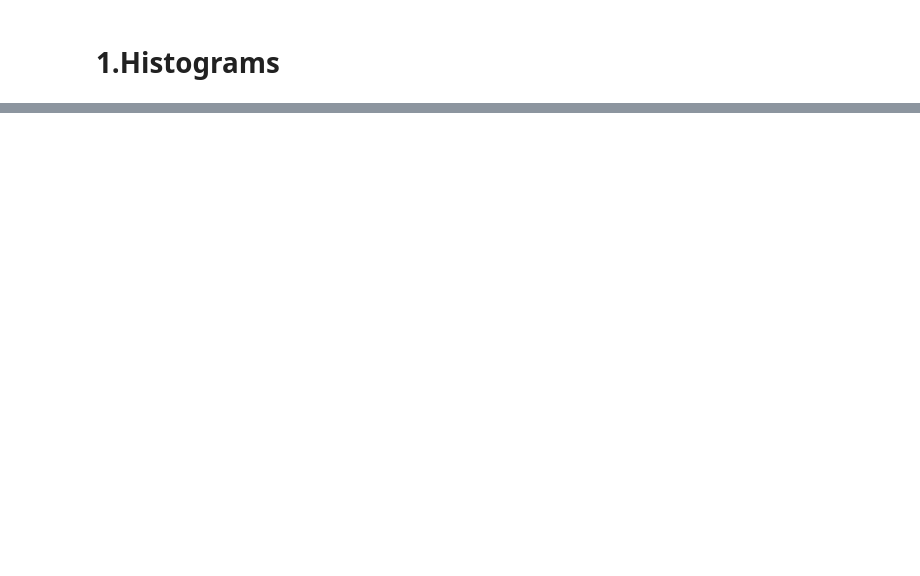
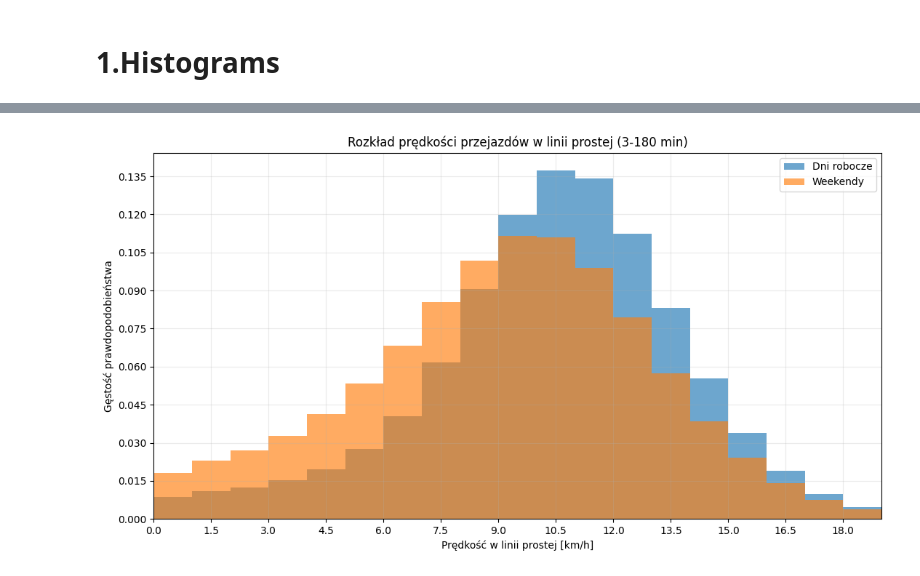
Before and after one commit to ArturWerys/london-bike-network-analysis, a Jupyter notebook: 06_duration_distribution_loglog.ipynb, the cells around one changed output, grey strips where cells are left out. Drawn from its saved outputs; the diff is of its cells as text; code cells hidden in the pictures; blank space fills up the shorter version.

```diff
--- a/06_duration_distribution_loglog.ipynb
+++ b/06_duration_distribution_loglog.ipynb
@@ -440,0 +655,6 @@ Wyraz wolny: 0.731
+# %%
+dur_dist_data = dur_dist_data.merge(
+    ride_distance_data[["trip_id", "straight_line_distance_km"]],
+    on="trip_id",
+    how="left"
+)
@@ -440,0 +670,5 @@ Wyraz wolny: 0.731
+# %%
+dur_dist_data["speed_km_per_h"] = (
+    dur_dist_data["straight_line_distance_km"] /
+    (dur_dist_data["total_duration_minutes"] / 60)
+)
@@ -440,0 +684,73 @@ Wyraz wolny: 0.731
+# %%
+# ---------- Speed distribution for rides within the selected duration range ----------
+
+speed_distribution_data = dur_dist_data.loc[
+    dur_dist_data["total_duration_minutes"].between(lower_limit, upper_limit)
+    & dur_dist_data["speed_km_per_h"].notna()
+    & np.isfinite(dur_dist_data["speed_km_per_h"])
+    & (dur_dist_data["speed_km_per_h"] > 0)
+].copy()
+
+speed_weekdays = speed_distribution_data[
+    speed_distribution_data["start_day_of_week"].isin(
+        ["Monday", "Tuesday", "Wednesday", "Thursday", "Friday"]
+    )
+]
+
+speed_weekends = speed_distribution_data[
+    speed_distribution_data["start_day_of_week"].isin(["Saturday", "Sunday"])
+]
+
+print(
+    f"Liczba przejazdów w zakresie {lower_limit}-{upper_limit} min "
+    f"z policzoną prędkością: {len(speed_distribution_data)}"
+)
+
+display(
+    speed_distribution_data["speed_km_per_h"].describe(
+        percentiles=[0.05, 0.5, 0.9, 0.95, 0.99, 0.995]
+    )
+)
+
+speed_plot_upper_limit = np.ceil(
+    speed_distribution_data["speed_km_per_h"].quantile(0.995)
+)
+
+speed_hist_upper_limit = np.ceil(speed_distribution_data["speed_km_per_h"].max())
+speed_bins = np.arange(0, speed_hist_upper_limit + 1, 1)
+
+plt.figure(figsize=(11, 6))
+
+plt.hist(
+    speed_weekdays["speed_km_per_h"],
+    bins=speed_bins,
+    density=True,
+    alpha=0.65,
+    color="#1F77B4",
+    label="Dni robocze"
+)
+
+plt.hist(
+    speed_weekends["speed_km_per_h"],
+    bins=speed_bins,
+    density=True,
+    alpha=0.65,
+    color="#FF7F0E",
+    label="Weekendy"
+)
+
+plt.xlabel("Prędkość w linii prostej [km/h]")
+plt.ylabel("Gęstość prawdopodobieństwa")
+plt.title(
+    f"Rozkład prędkości przejazdów w linii prostej ({lower_limit}-{upper_limit} min)"
+)
+
+plt.xlim(0, speed_plot_upper_limit)
+plt.gca().xaxis.set_major_locator(ticker.MaxNLocator(15))
+plt.gca().yaxis.set_major_locator(ticker.MaxNLocator(12))
+
+plt.legend()
+plt.grid(alpha=0.25)
+plt.tight_layout()
+plt.show()
+# %% [output]
@@ -440,0 +770 @@ Wyraz wolny: 0.731
+[figure, added]
```
Also changed, not shown: parts of 21 cells of this notebook, 8 other files.
